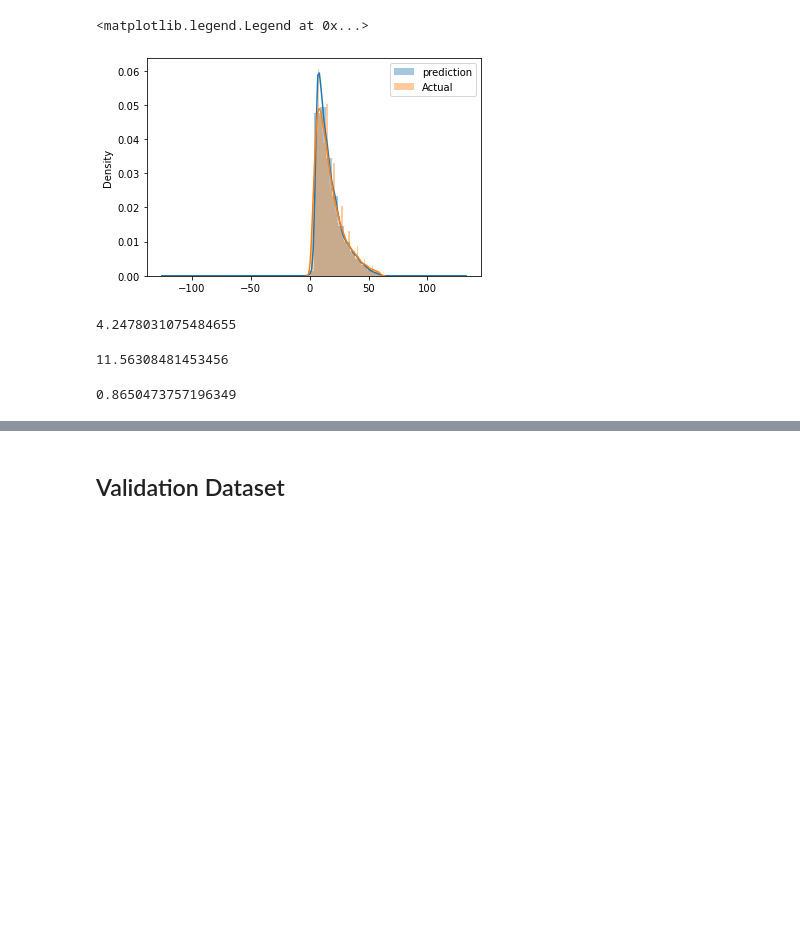
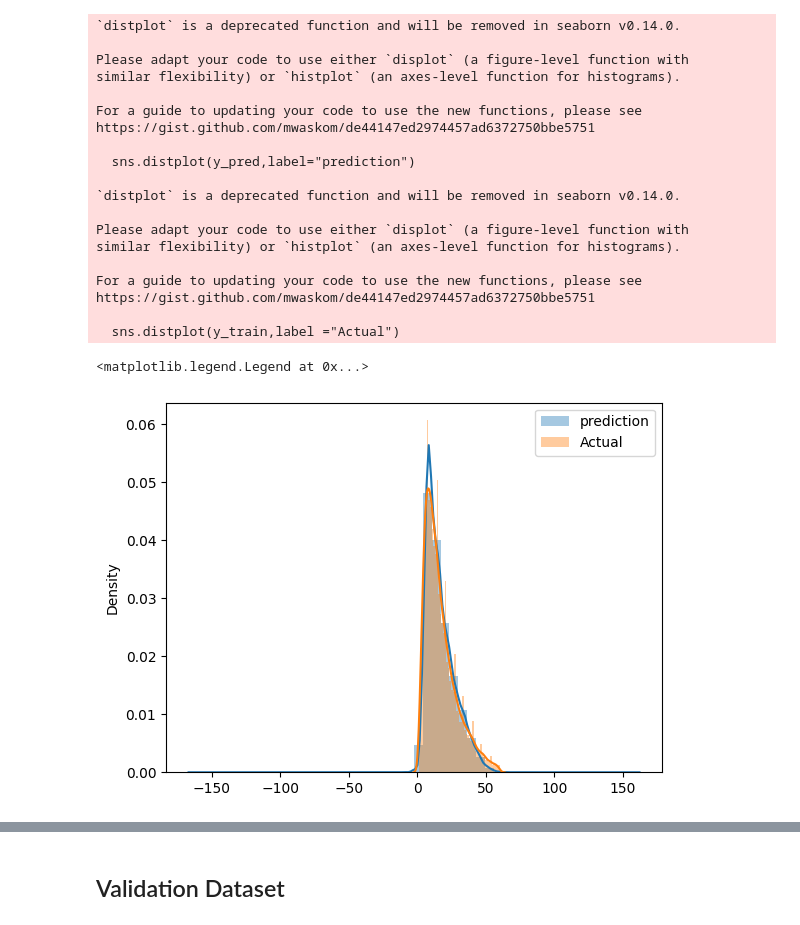
Before and after one commit to mohammadfaizan76692/mlops-zoomcamp, a Jupyter notebook: 01-intro/duration-prediciton.ipynb, the cells around one changed output, grey strips where cells are left out. Drawn from its saved outputs; the diff is of its cells as text; code cells hidden in the pictures; blank space fills up the shorter version.

Commit message:
Modularized Training Process

```diff
--- a/01-intro/duration-prediciton.ipynb
+++ b/01-intro/duration-prediciton.ipynb
@@ -61,2 +10,20 @@ def
+# %%
+def read_dataframe(path):
+    df = pd.read_parquet(path)
+    categorical = ['PULocationID','DOLocationID','trip_type','payment_type','VendorID']
+    df['duration'] = pd.to_datetime(df['lpep_dropoff_datetime'])  - pd.to_datetime(df['lpep_pickup_datetime'])
+    df['duration'] = df['duration'].dt.total_seconds()
+    df['duration'] = df['duration']/60
+    df[categorical] = df[categorical].astype(str)
+    ## focus on duration>=1 and duration<=60
+    df = df[(df['duration']>=1)&(df['duration']<=60)].reset_index(drop = True)
+
+    df['PU_DO'] = df['DOLocationID'] + '_' + df['PULocationID']
+
+    df['trip_type'].fillna("unknown", inplace=True)
+    df['payment_type'].fillna("unknown", inplace=True)
+    df['passenger_count'].fillna(-1, inplace=True)
+
+    return df
 # %%
-df = pd.read_parquet('https://d37ci6vzurychx.cloudfront.net/trip-data/green_tripdata_2021-01.parquet')
+df = read_dataframe('https://d37ci6vzurychx.cloudfront.net/trip-data/green_tripdata_2021-01.parquet')
@@ -228,16 +53,0 @@ y_pred = lr.predict(X_train)
-# %%
-sns.distplot(y_pred,label="prediction")
-sns.distplot(y,label ="Actual")
-
-plt.legend()
-# %% [output]
-<matplotlib.legend.Legend at 0x...>
-[figure, removed]
-# %%
-mean_squared_error(y,y_pred, squared= False)
-# %% [output]
-4.2478031075484655
-# %%
-np.sqrt(np.mean((y-y_mean)**2))
-# %% [output]
-11.56308481453456
@@ -248,4 +54,35 @@ r2_score = 1 - (np.sum((y-y_pred)**2)/(np.sum((y-y_mean)**2)))
-# %%
-r2_score
-# %% [output]
-0.8650473757196349
+# %%
+dv = DictVectorizer()
+X_train = dv.fit_transform(train_dicts)
+target = 'duration'
+y_train = df[target].values
+## model
+lr = LinearRegression()
+lr.fit(X_train,y_train)
+y_pred = lr.predict(X_train)
+sns.distplot(y_pred,label="prediction")
+sns.distplot(y_train,label ="Actual")
+
+plt.legend()
+# %% [output]
+`distplot` is a deprecated function and will be removed in seaborn v0.14.0.
+
+Please adapt your code to use either `displot` (a figure-level function with
+similar flexibility) or `histplot` (an axes-level function for histograms).
+
+For a guide to updating your code to use the new functions, please see
+https://gist.github.com/mwaskom/de44147ed2974457ad6372750bbe5751
+
+  sns.distplot(y_pred,label="prediction")
+
+`distplot` is a deprecated function and will be removed in seaborn v0.14.0.
+
+Please adapt your code to use either `displot` (a figure-level function with
+similar flexibility) or `histplot` (an axes-level function for histograms).
+
+For a guide to updating your code to use the new functions, please see
+https://gist.github.com/mwaskom/de44147ed2974457ad6372750bbe5751
+
+  sns.distplot(y_train,label ="Actual")
+<matplotlib.legend.Legend at 0x...>
+[figure, added]
```
Also changed, not shown: parts of 35 cells of this notebook.
